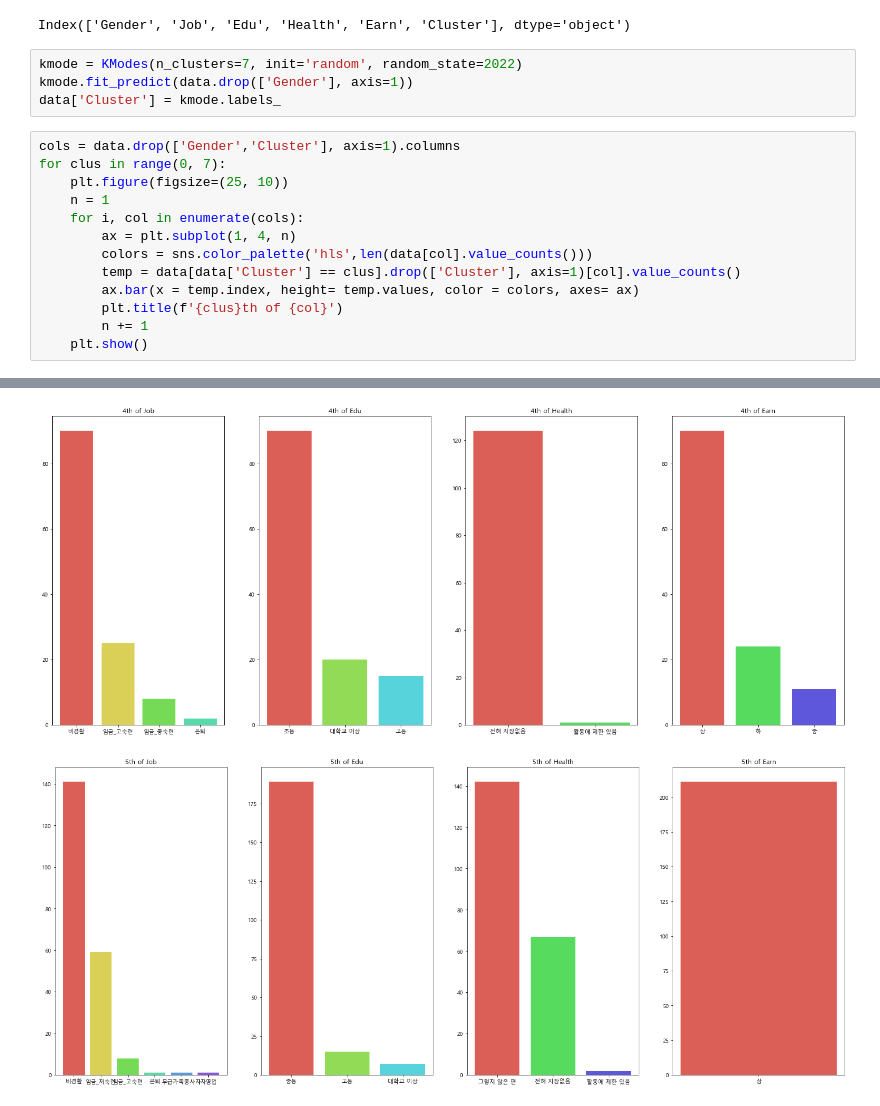
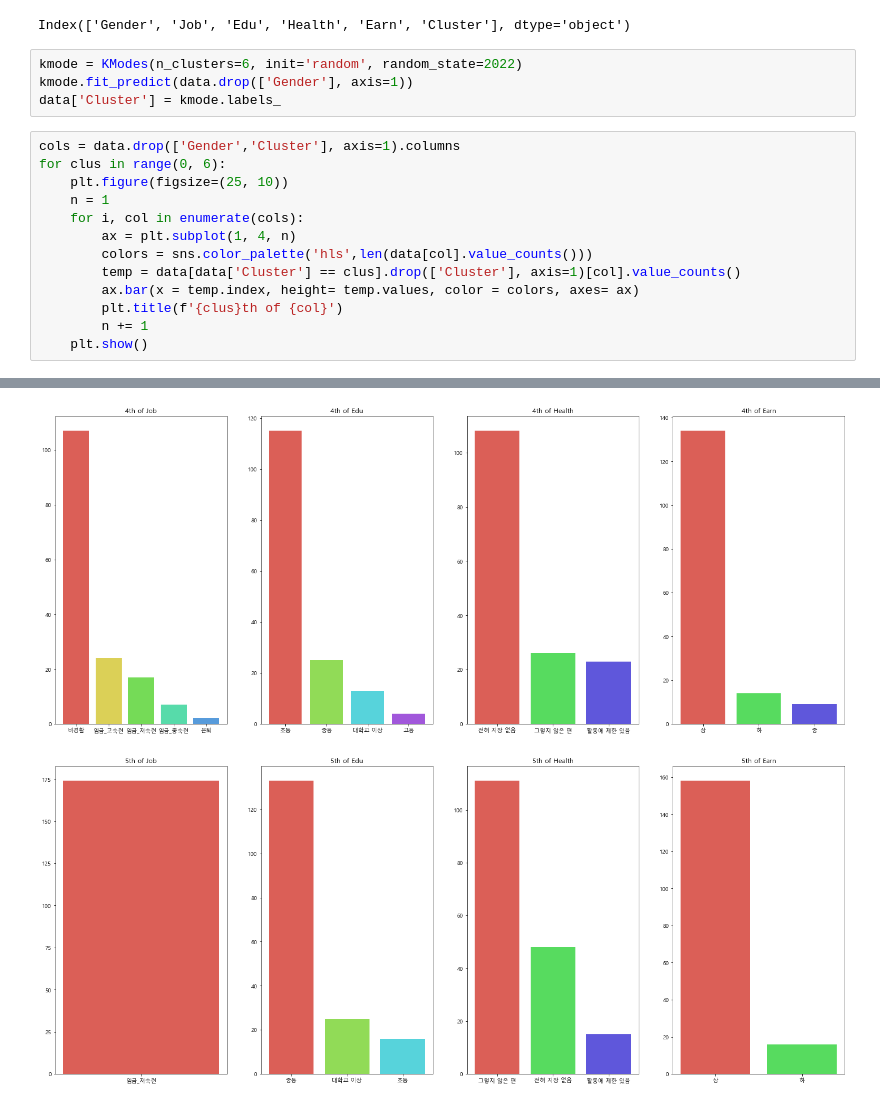
Before and after one commit to luckyspia/GAP, a Jupyter notebook: New_Aging_Survey/2. Analysis.ipynb, the cells around one changed output, grey strips where cells are left out. Cells and saved outputs as stored; diff of their text form.

Commit message:
Data Analysis and Clustering

```diff
--- a/New_Aging_Survey/2. Analysis.ipynb
+++ b/New_Aging_Survey/2. Analysis.ipynb
@@ -356,12 +356,12 @@ data.columns
 # %% [output]
 Index(['Gender', 'Job', 'Edu', 'Health', 'Earn', 'Cluster'], dtype='object')
 # %%
-kmode = KModes(n_clusters=7, init='random', random_state=2022)
+kmode = KModes(n_clusters=6, init='random', random_state=2022)
 kmode.fit_predict(data.drop(['Gender'], axis=1))
 data['Cluster'] = kmode.labels_
 # %%
 cols = data.drop(['Gender','Cluster'], axis=1).columns
-for clus in range(0, 7):
+for clus in range(0, 6):
     plt.figure(figsize=(25, 10))
     n = 1
     for i, col in enumerate(cols):
@@ -380,2 +380,2 @@ for clus in range(0, 7):
-[figure, old version]
+[figure, new version]
-[figure, old version]
+[figure, new version]
```
Also changed, not shown: parts of 4 cells of this notebook.
